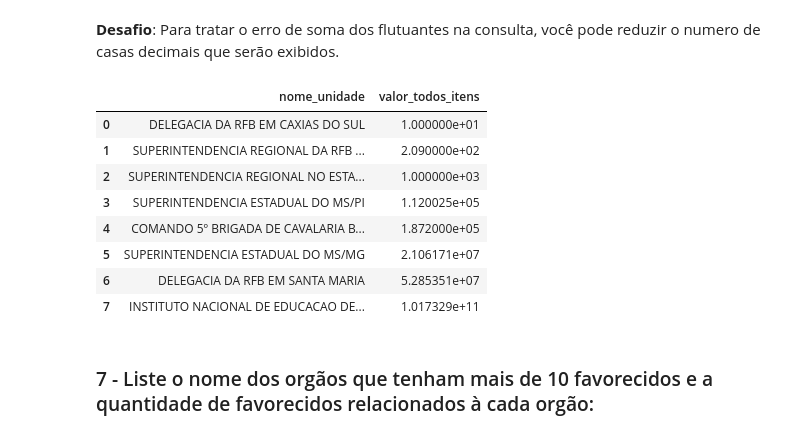
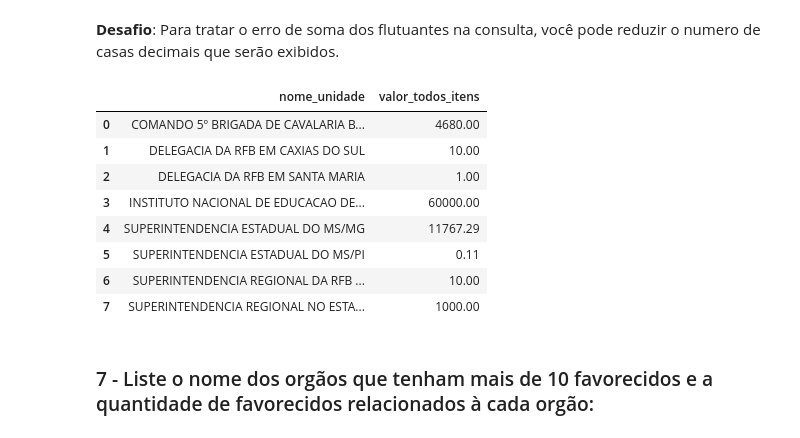
Before and after one commit to bruno-marcelino10/estudos-com-py, a Jupyter notebook: exercícios/Trabalhos Introdução a Banco de Dados/TP1/TP1_2019013155.ipynb, the cells around one changed output. Drawn from its saved outputs; the diff is of its cells as text; code cells hidden in the pictures.

```diff
--- a/exercícios/Trabalhos Introdução a Banco de Dados/TP1/TP1_2019013155.ipynb
+++ b/exercícios/Trabalhos Introdução a Banco de Dados/TP1/TP1_2019013155.ipynb
@@ -388,27 +408,27 @@ runQuery(q5, "q5")
 # %%
 q6 = """
     SELECT
-        DISTINCT U.nome_unidade,
-        SUM(valor_total_item*quantidade) AS valor_todos_itens
+        U.nome_unidade,
+        valor_total_item AS valor_todos_itens
     FROM unidade U, item_empenho I, empenho E
     WHERE
         U.id_unidade = E.id_unidade
         AND I.id_empenho = E.id_empenho
     GROUP BY nome_unidade
-    ORDER BY valor_todos_itens ASC
+    ORDER BY nome_unidade ASC
 """
 #NÃO ALTERE AS LINHAS ABAIXO
 runQuery(q6, "q6")
 # %% [output]
 |  | nome_unidade | valor_todos_itens |
-| 0 | DELEGACIA DA RFB EM CAXIAS DO SUL | 1.000000e+01 |
-| 1 | SUPERINTENDENCIA REGIONAL DA RFB ... | 2.090000e+02 |
-| 2 | SUPERINTENDENCIA REGIONAL NO ESTA... | 1.000000e+03 |
-| 3 | SUPERINTENDENCIA ESTADUAL DO MS/PI | 1.120025e+05 |
-| 4 | COMANDO 5º BRIGADA DE CAVALARIA B... | 1.872000e+05 |
-| 5 | SUPERINTENDENCIA ESTADUAL DO MS/MG | 2.106171e+07 |
-| 6 | DELEGACIA DA RFB EM SANTA MARIA | 5.285351e+07 |
-| 7 | INSTITUTO NACIONAL DE EDUCACAO DE... | 1.017329e+11 |
+| 0 | COMANDO 5º BRIGADA DE CAVALARIA B... | 4680.00 |
+| 1 | DELEGACIA DA RFB EM CAXIAS DO SUL | 10.00 |
+| 2 | DELEGACIA DA RFB EM SANTA MARIA | 1.00 |
+| 3 | INSTITUTO NACIONAL DE EDUCACAO DE... | 60000.00 |
+| 4 | SUPERINTENDENCIA ESTADUAL DO MS/MG | 11767.29 |
+| 5 | SUPERINTENDENCIA ESTADUAL DO MS/PI | 0.11 |
+| 6 | SUPERINTENDENCIA REGIONAL DA RFB ... | 10.00 |
+| 7 | SUPERINTENDENCIA REGIONAL NO ESTA... | 1000.00 |
 # %% [markdown]
 ### 7 - Liste o nome dos orgãos que tenham mais de 10 favorecidos e a quantidade de favorecidos relacionados à cada orgão:
 # %%
```
Also changed, not shown: parts of 13 cells of this notebook, 1 other file.
